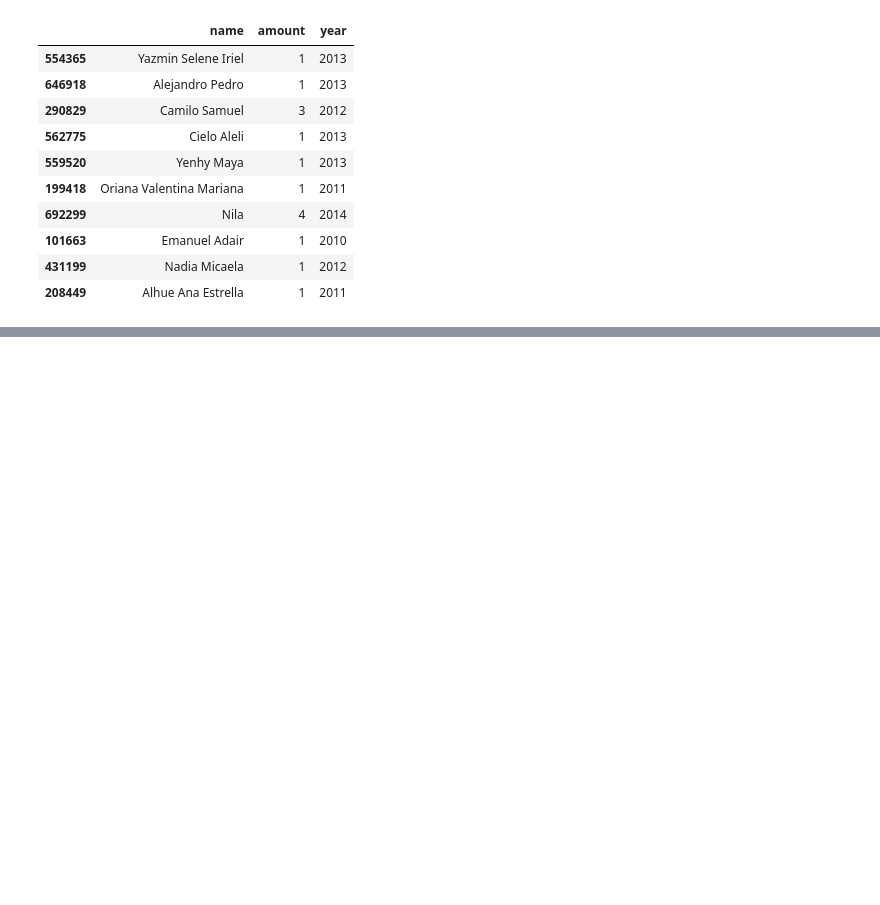
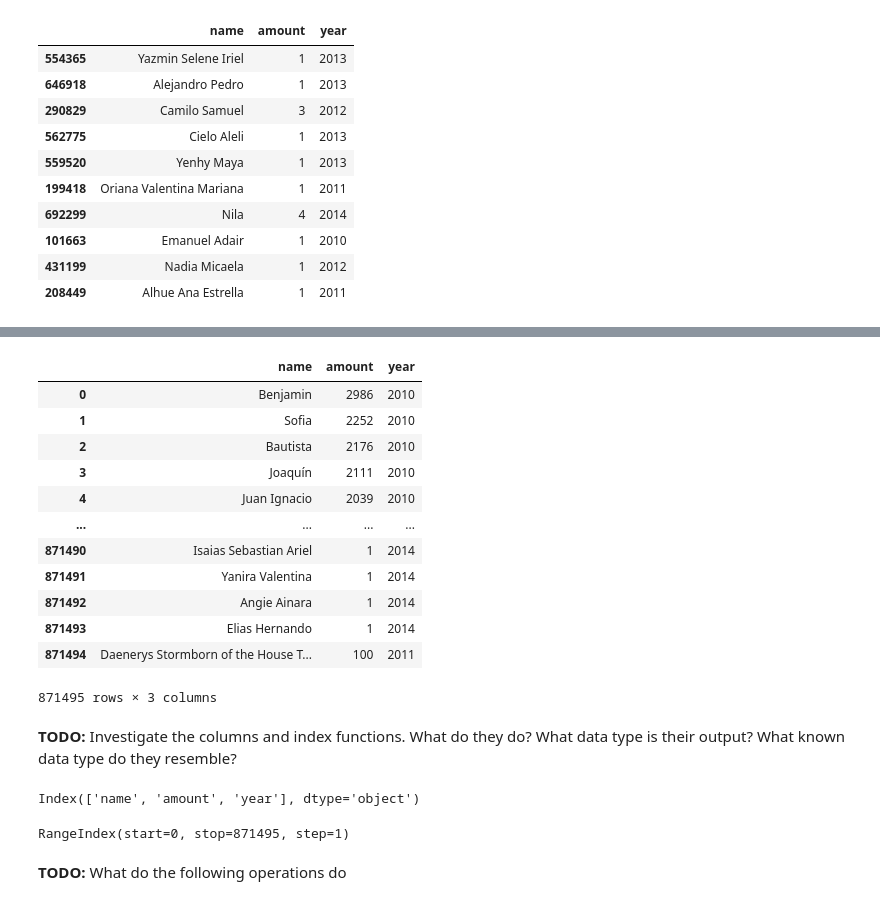
Before and after one commit to agusle/something_new_everyday, a Jupyter notebook: intensive_training/pandas.ipynb, the cells around one changed output, grey strips where cells are left out. Cells and saved outputs as stored; diff of their text form; code cells hidden in the pictures; blank space fills up the shorter version.

Commit message:
pandas append row

```diff
--- a/intensive_training/pandas.ipynb
+++ b/intensive_training/pandas.ipynb
@@ -112,0 +124,35 @@ df_names.sample(10)
+# %%
+new_name = {
+    'name': 'Daenerys Stormborn of the House Targaryen, First of Her Name de ella, the Unburnt, Queen of the Andals and the First Men, Khaleesi of the Great Grass Sea, Breaker of Chains, and Mother of Dragons',
+    'amount': 100,
+    'year': 2011
+}
+
+df_names = df_names.append(new_name, ignore_index=True)
+df_names
+# %% [output]
+|  | name | amount | year |
+| 0 | Benjamin | 2986 | 2010 |
+| 1 | Sofia | 2252 | 2010 |
+| 2 | Bautista | 2176 | 2010 |
+| 3 | Joaquín | 2111 | 2010 |
+| 4 | Juan Ignacio | 2039 | 2010 |
+| ... | ... | ... | ... |
+| 871490 | Isaias Sebastian Ariel | 1 | 2014 |
+| 871491 | Yanira Valentina | 1 | 2014 |
+| 871492 | Angie Ainara | 1 | 2014 |
+| 871493 | Elias Hernando | 1 | 2014 |
+| 871494 | Daenerys Stormborn of the House T... | 100 | 2011 |
+871495 rows × 3 columns
+# %% [markdown]
+**TODO:** Investigate the columns and index functions. What do they do? What data type is their output? What known data type do they resemble?
+# %%
+df_names.columns
+# %% [output]
+Index(['name', 'amount', 'year'], dtype='object')
+# %%
+df_names.index
+# %% [output]
+RangeIndex(start=0, stop=871495, step=1)
+# %% [markdown]
+**TODO:** What do the following operations do
```
Also changed, not shown: parts of 7 cells of this notebook.
